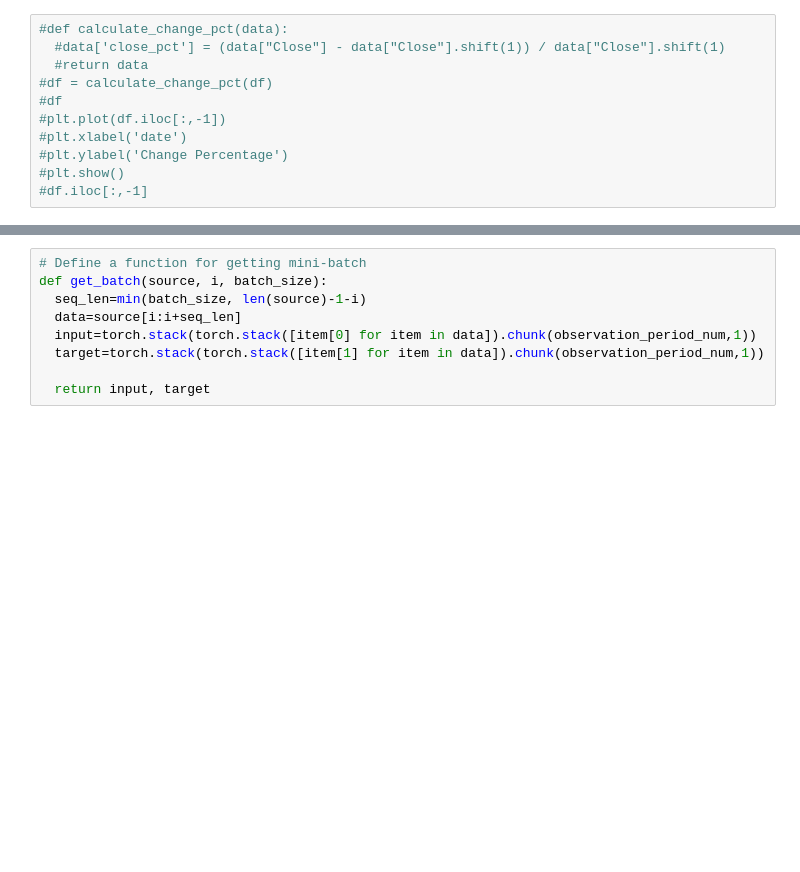
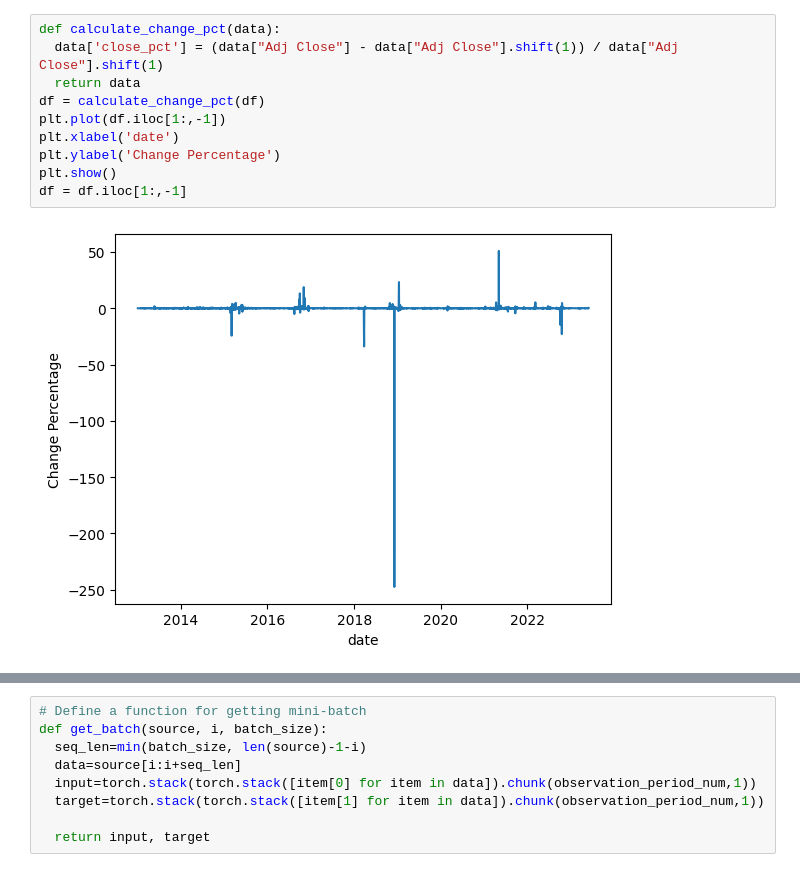
Before and after one commit to LvJiaaaaY/Stock-Prediction-Project, a Jupyter notebook: Transformer.ipynb, the cells around one changed output, grey strips where cells are left out. Drawn from its saved outputs; the diff is of its cells as text; blank space fills up the shorter version.

```diff
--- a/Transformer.ipynb
+++ b/Transformer.ipynb
@@ -119,11 +94,12 @@ df
 # %%
-#def calculate_change_pct(data):
-  #data['close_pct'] = (data["Close"] - data["Close"].shift(1)) / data["Close"].shift(1)
-  #return data
-#df = calculate_change_pct(df)
-#df
-#plt.plot(df.iloc[:,-1])
-#plt.xlabel('date')
-#plt.ylabel('Change Percentage')
-#plt.show()
-#df.iloc[:,-1]
+def calculate_change_pct(data):
+  data['close_pct'] = (data["Adj Close"] - data["Adj Close"].shift(1)) / data["Adj Close"].shift(1)
+  return data
+df = calculate_change_pct(df)
+plt.plot(df.iloc[1:,-1])
+plt.xlabel('date')
+plt.ylabel('Change Percentage')
+plt.show()
+df = df.iloc[1:,-1]
+# %% [output]
+[figure, added]
```
Also changed, not shown: parts of 12 cells of this notebook.
